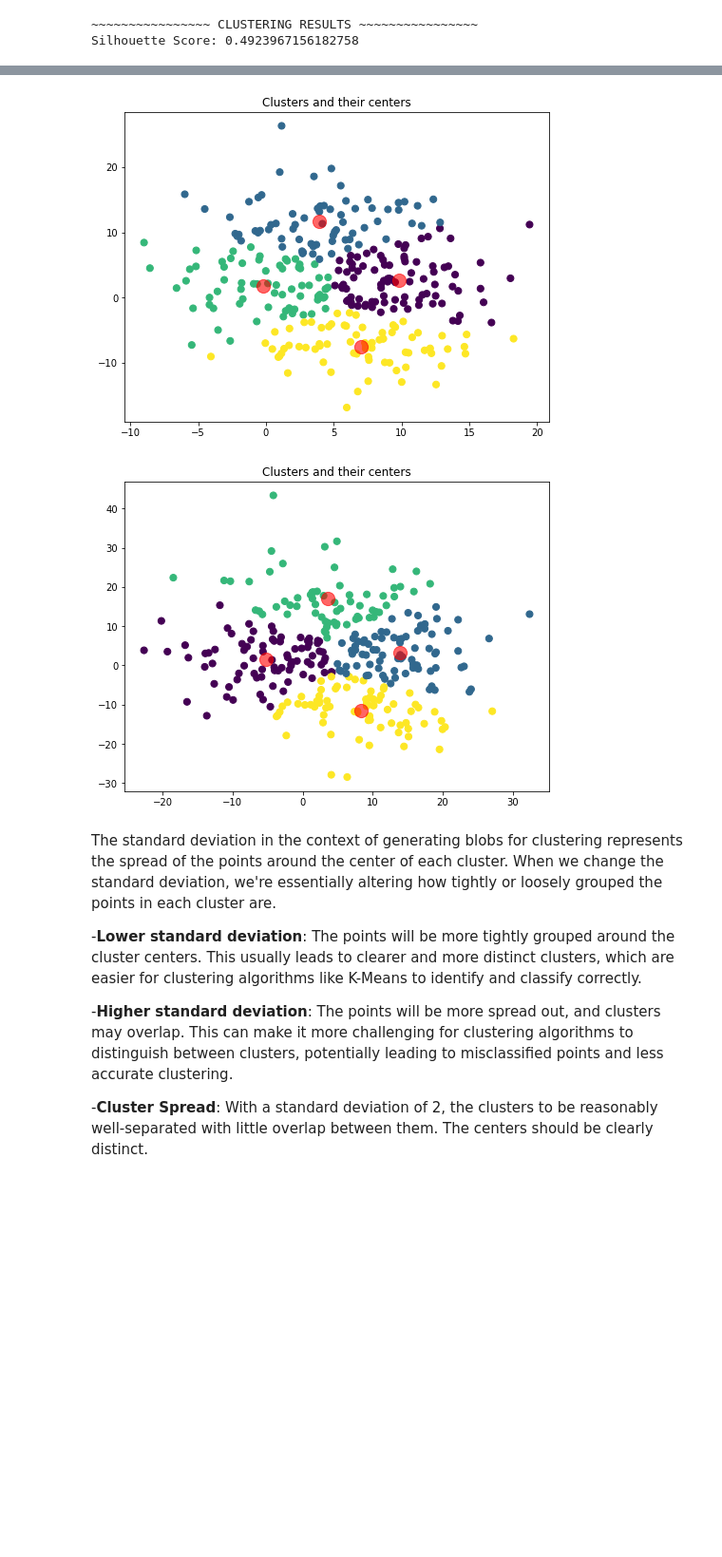
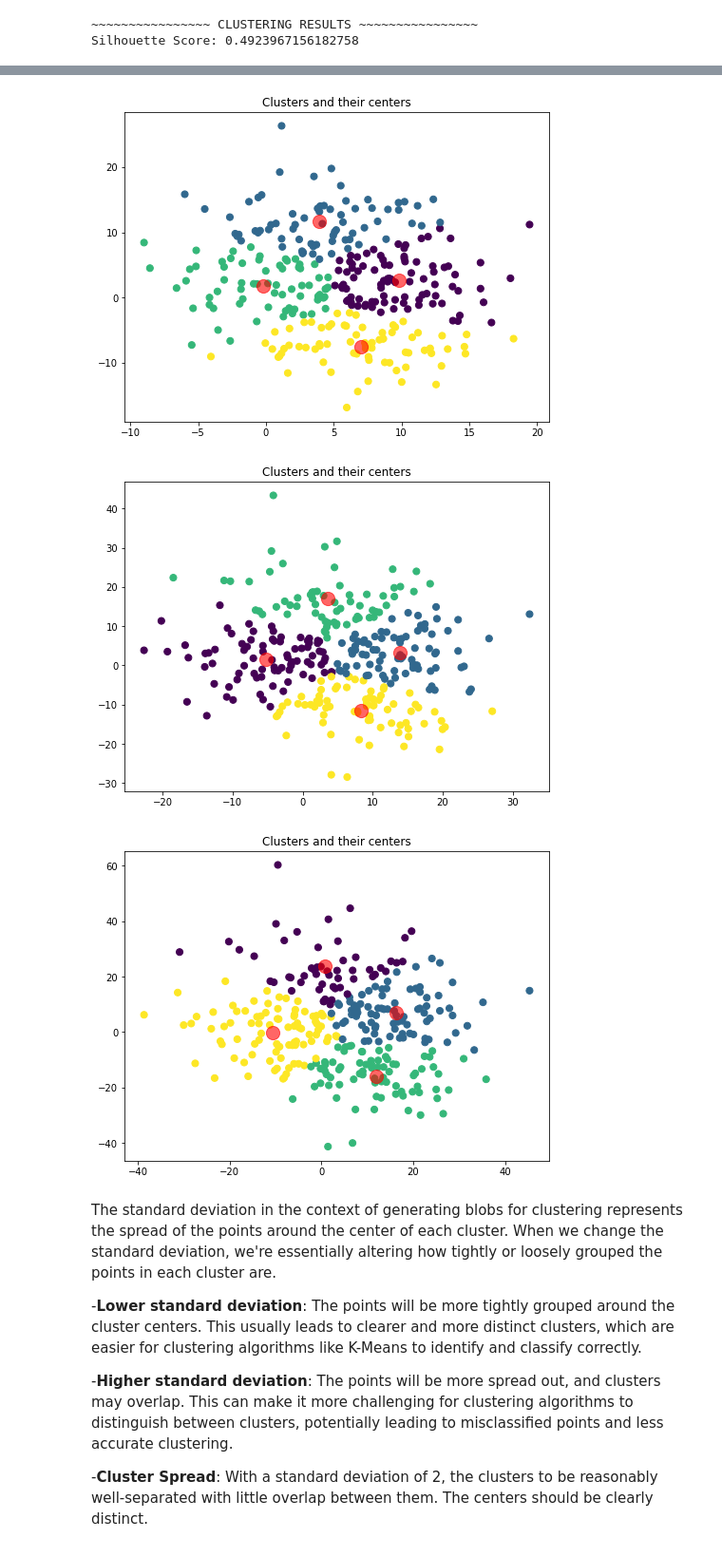
Before and after one commit to ericshenggle/PandasVSPyspark, a Jupyter notebook: Project_7_Machine_Learning_Basic_Team18.ipynb, the cells around one changed output, grey strips where cells are left out. Shown: that part at 95% size. Cells and saved outputs as stored; diff of their text form; code cells hidden in the pictures; blank space fills up the shorter version.

```diff
--- a/Project_7_Machine_Learning_Basic_Team18.ipynb
+++ b/Project_7_Machine_Learning_Basic_Team18.ipynb
@@ -850,33 +868,45 @@ plt.title("Clusters and their centers")
 plt.show()
 
 CLUSTERS_STD = 5 # Change this value and see the effect on clusters
 clustering_X, _ = make_blobs(n_samples=SAMPLES, centers=CLUSTERS, cluster_std=CLUSTERS_STD, random_state=13)
 clustering_model.fit(clustering_X)
 clustering_y_pred = clustering_model.predict(clustering_X)
 centers = clustering_model.cluster_centers_
 plt.figure(figsize=(8, 6))
 plt.scatter(clustering_X[:, 0], clustering_X[:, 1], c=clustering_y_pred, s=50, cmap='viridis')
 plt.scatter(centers[:, 0], centers[:, 1], c='red', s=200, alpha=0.6);
 plt.title("Clusters and their centers")
 plt.show()
 
 CLUSTERS_STD = 10 # Change this value and see the effect on clusters
 clustering_X, _ = make_blobs(n_samples=SAMPLES, centers=CLUSTERS, cluster_std=CLUSTERS_STD, random_state=13)
 clustering_model.fit(clustering_X)
 clustering_y_pred = clustering_model.predict(clustering_X)
 centers = clustering_model.cluster_centers_
 plt.figure(figsize=(8, 6))
 plt.scatter(clustering_X[:, 0], clustering_X[:, 1], c=clustering_y_pred, s=50, cmap='viridis')
 plt.scatter(centers[:, 0], centers[:, 1], c='red', s=200, alpha=0.6);
 plt.title("Clusters and their centers")
 plt.show()
 
+CLUSTERS_STD = 15 # Change this value and see the effect on clusters
+clustering_X, _ = make_blobs(n_samples=SAMPLES, centers=CLUSTERS, cluster_std=CLUSTERS_STD, random_state=13)
+clustering_model.fit(clustering_X)
+clustering_y_pred = clustering_model.predict(clustering_X)
+centers = clustering_model.cluster_centers_
+plt.figure(figsize=(8, 6))
+plt.scatter(clustering_X[:, 0], clustering_X[:, 1], c=clustering_y_pred, s=50, cmap='viridis')
+plt.scatter(centers[:, 0], centers[:, 1], c='red', s=200, alpha=0.6);
+plt.title("Clusters and their centers")
+plt.show()
+
 # Pretty print the resulting clusters together with their centers
 # TODO - TASK B
 # %% [output]
 [figure]
 [figure]
 [figure]
+[figure, added]
 # %% [markdown]
 The standard deviation in the context of generating blobs for clustering represents the spread of the points around the center of each cluster. When we change the standard deviation, we're essentially altering how tightly or loosely grouped the points in each cluster are.</br>
 
```
Also changed, not shown: parts of 5 cells of this notebook, 3 other files.
